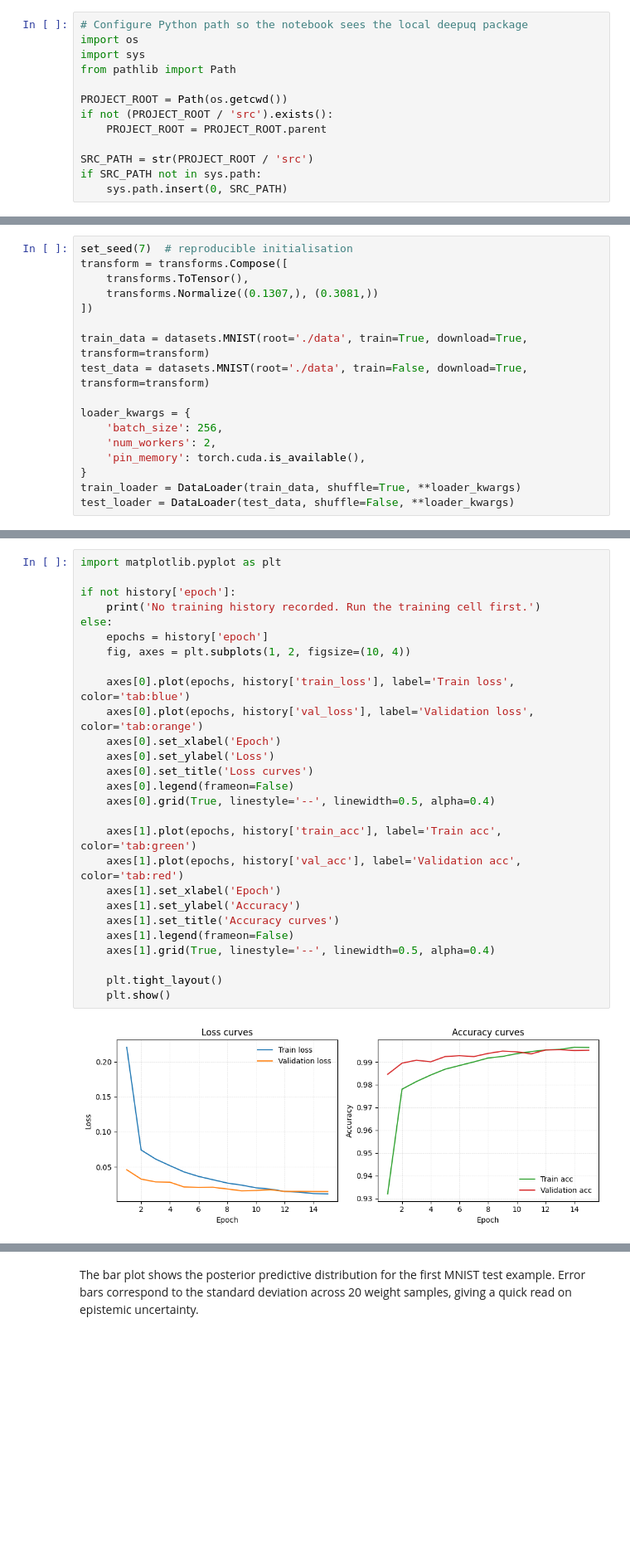
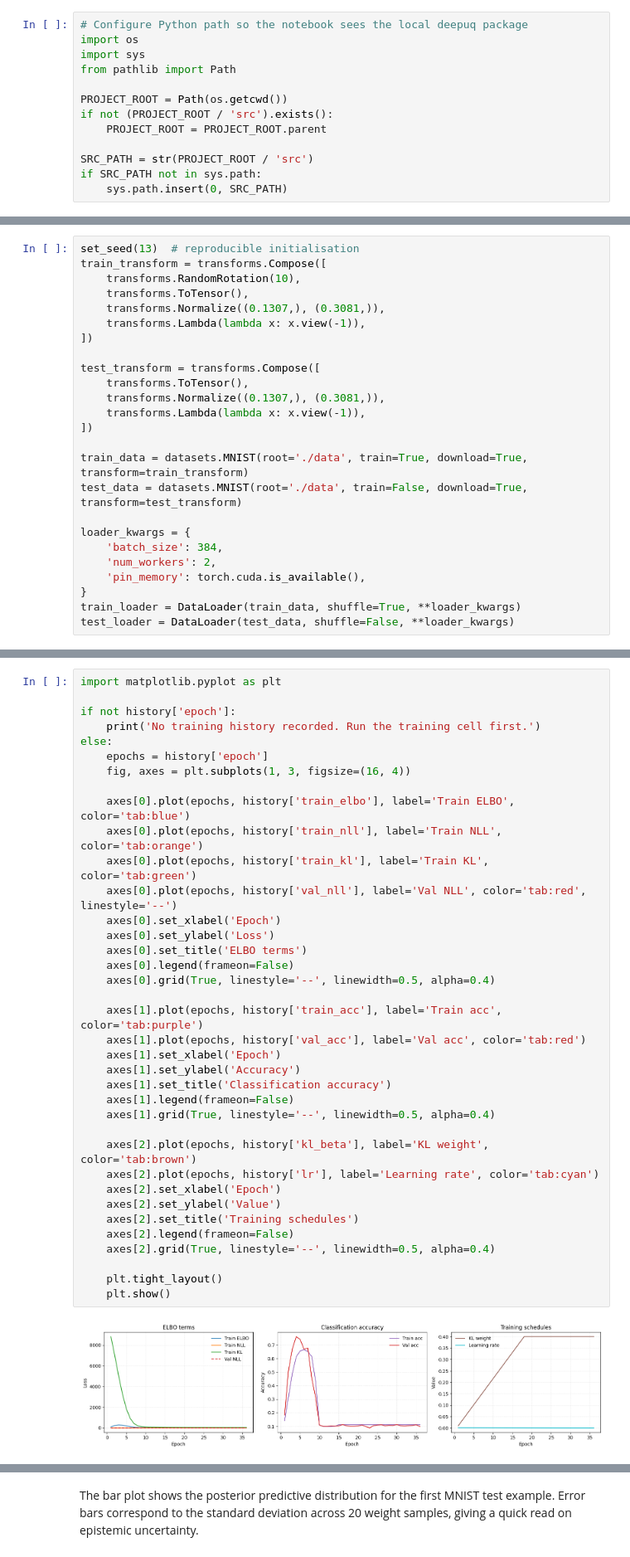
Before and after one commit to Vispikarkaria/Deep-UQ, a Jupyter notebook: notebooks/BayesByBackprop_Tutorial.ipynb, the cells around one changed output, grey strips where cells are left out. Shown at 83% size. Drawn from its saved outputs; the diff is of its cells as text; blank space fills up the shorter version.

```diff
--- a/notebooks/BayesByBackprop_Tutorial.ipynb
+++ b/notebooks/BayesByBackprop_Tutorial.ipynb
@@ -46,15 +48,23 @@ The dataset setup mirrors the MC Dropout notebook so you can compare results dir
 # %%
-set_seed(7)  # reproducible initialisation
-transform = transforms.Compose([
+set_seed(13)  # reproducible initialisation
+train_transform = transforms.Compose([
+    transforms.RandomRotation(10),
     transforms.ToTensor(),
-    transforms.Normalize((0.1307,), (0.3081,))
+    transforms.Normalize((0.1307,), (0.3081,)),
+    transforms.Lambda(lambda x: x.view(-1)),
 ])
 
-train_data = datasets.MNIST(root='./data', train=True, download=True, transform=transform)
-test_data = datasets.MNIST(root='./data', train=False, download=True, transform=transform)
+test_transform = transforms.Compose([
+    transforms.ToTensor(),
+    transforms.Normalize((0.1307,), (0.3081,)),
+    transforms.Lambda(lambda x: x.view(-1)),
+])
+
+train_data = datasets.MNIST(root='./data', train=True, download=True, transform=train_transform)
+test_data = datasets.MNIST(root='./data', train=False, download=True, transform=test_transform)
 
 loader_kwargs = {
-    'batch_size': 256,
+    'batch_size': 384,
     'num_workers': 2,
     'pin_memory': torch.cuda.is_available(),
 }
@@ -229,30 +236,40 @@ Epoch 15/15 | train_loss=0.0116 train_acc=99.642% | val_loss=0.0148 val_acc=99.5
 # %%
 import matplotlib.pyplot as plt
 
 if not history['epoch']:
     print('No training history recorded. Run the training cell first.')
 else:
     epochs = history['epoch']
-    fig, axes = plt.subplots(1, 2, figsize=(10, 4))
+    fig, axes = plt.subplots(1, 3, figsize=(16, 4))
 
-    axes[0].plot(epochs, history['train_loss'], label='Train loss', color='tab:blue')
-    axes[0].plot(epochs, history['val_loss'], label='Validation loss', color='tab:orange')
+    axes[0].plot(epochs, history['train_elbo'], label='Train ELBO', color='tab:blue')
+    axes[0].plot(epochs, history['train_nll'], label='Train NLL', color='tab:orange')
+    axes[0].plot(epochs, history['train_kl'], label='Train KL', color='tab:green')
+    axes[0].plot(epochs, history['val_nll'], label='Val NLL', color='tab:red', linestyle='--')
     axes[0].set_xlabel('Epoch')
     axes[0].set_ylabel('Loss')
-    axes[0].set_title('Loss curves')
+    axes[0].set_title('ELBO terms')
     axes[0].legend(frameon=False)
     axes[0].grid(True, linestyle='--', linewidth=0.5, alpha=0.4)
 
-    axes[1].plot(epochs, history['train_acc'], label='Train acc', color='tab:green')
-    axes[1].plot(epochs, history['val_acc'], label='Validation acc', color='tab:red')
+    axes[1].plot(epochs, history['train_acc'], label='Train acc', color='tab:purple')
+    axes[1].plot(epochs, history['val_acc'], label='Val acc', color='tab:red')
     axes[1].set_xlabel('Epoch')
     axes[1].set_ylabel('Accuracy')
-    axes[1].set_title('Accuracy curves')
+    axes[1].set_title('Classification accuracy')
     axes[1].legend(frameon=False)
     axes[1].grid(True, linestyle='--', linewidth=0.5, alpha=0.4)
 
+    axes[2].plot(epochs, history['kl_beta'], label='KL weight', color='tab:brown')
+    axes[2].plot(epochs, history['lr'], label='Learning rate', color='tab:cyan')
+    axes[2].set_xlabel('Epoch')
+    axes[2].set_ylabel('Value')
+    axes[2].set_title('Training schedules')
+    axes[2].legend(frameon=False)
+    axes[2].grid(True, linestyle='--', linewidth=0.5, alpha=0.4)
+
     plt.tight_layout()
     plt.show()
 # %% [output]
-[figure, old version]
+[figure, new version]
 # %% [markdown]
```
Also changed, not shown: parts of 21 cells of this notebook, 13 other files.
